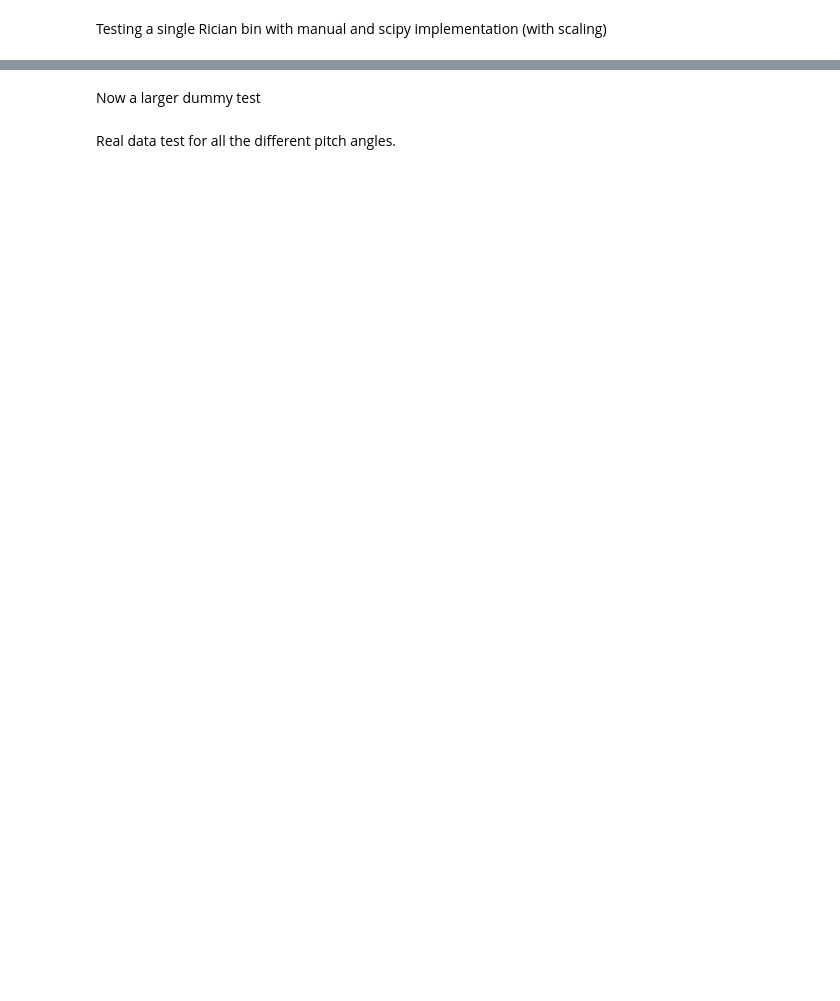
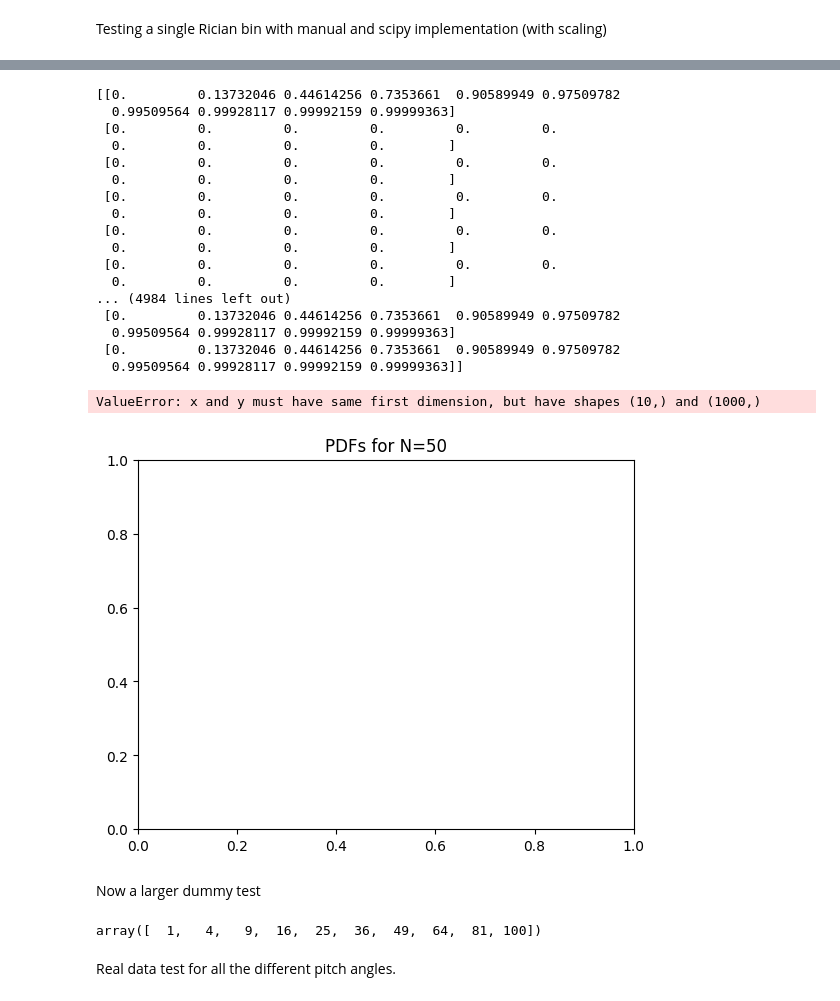
Before and after one commit to QTNM/PowerCutStats, a Jupyter notebook: examples/Validation.ipynb, the cells around one changed output, grey strips where cells are left out. Saved outputs shown, nothing was run; the diff lists cells and outputs as text; code cells hidden in the pictures; blank space fills up the shorter version.

```diff
--- a/examples/Validation.ipynb
+++ b/examples/Validation.ipynb
@@ -108,4 +261,75 @@ Testing a single Rician bin and Rayleigh vs 2 Rayleigh.
+# %%
+N_bin = 50
+x_S = [1e-6] * N_bin
+x_k = 1e-6
+z_values = np.linspace(0, 1e-7, 10)
+
+## Noisy
+null_dist_scipy_2bin = H0_PDF(z_values, tau, N_bin, scipy=True)
+
+## N1S1
+rice_part = rice_CDF(z_values, tau, x_k)
+ray_part = rayleigh_CDF(z_values, tau, N_bin=N_bin-1)
+N1S1_pdf_dist = np.gradient(rice_part * ray_part, z_values)
+
+## S3
+result_container = np.zeros(shape=(len(x_S),len(z_values)))
+for i in range(len(x_S)):
+    result = rice_CDF(z_values, tau, x_S[i])
+    result_container[i] = result
+    print(result_container)
+
+result_product = np.prod(result_container, axis=0)
+signal_pdf = np.gradient(result_product, z_values)
+
+
+# Plotting
+title = 'PDFs for N=' + str(N_bin)
+plt.title(title)
+plt.plot(z_values, null_dist_scipy, label='H0 PDF', linestyle='--')
+plt.plot(z_values, N1S1_pdf_dist, label='N49S1 PDF', linestyle='--')
+plt.plot(z_values, signal_pdf, label='S50 PDF', linestyle='-.')
+plt.legend()
+plt.show()
+
+# Testing
+distributions = [null_dist_scipy, N1S1_pdf_dist, signal_pdf]
+
+print("Integrals of the PDFs")
+get_integral(distributions, z_values)
+
+print("======================")
+
+KS_test(distributions);
+# %% [output]
+[[0.         0.13732046 0.44614256 0.7353661  0.90589949 0.97509782
+  0.99509564 0.99928117 0.99992159 0.99999363]
+ [0.         0.         0.         0.         0.         0.
+  0.         0.         0.         0.        ]
+ [0.         0.         0.         0.         0.         0.
+  0.         0.         0.         0.        ]
+ [0.         0.         0.         0.         0.         0.
+  0.         0.         0.         0.        ]
+ [0.         0.         0.         0.         0.         0.
+  0.         0.         0.         0.        ]
+ [0.         0.         0.         0.         0.         0.
+  0.         0.         0.         0.        ]
+... (4984 lines left out)
+ [0.         0.13732046 0.44614256 0.7353661  0.90589949 0.97509782
+  0.99509564 0.99928117 0.99992159 0.99999363]
+ [0.         0.13732046 0.44614256 0.7353661  0.90589949 0.97509782
+  0.99509564 0.99928117 0.99992159 0.99999363]]
+ValueError: x and y must have same first dimension, but have shapes (10,) and (1000,)
+[figure, added]
 # %% [markdown]
 Now a larger dummy test
+# %%
+arr = np.array([1, 2, 3, 4, 5, 6, 7, 8, 9, 10])
+arr_1 = np.array([1, 2, 3, 4, 5, 6, 7, 8, 9, 10])
+
+arr_3 = [arr, arr_1]
+np.prod(arr_3, axis=0)
+# %% [output]
+array([  1,   4,   9,  16,  25,  36,  49,  64,  81, 100])
 # %% [markdown]
 Real data test for all the different pitch angles.
```
Also changed, not shown: parts of 13 cells of this notebook.
